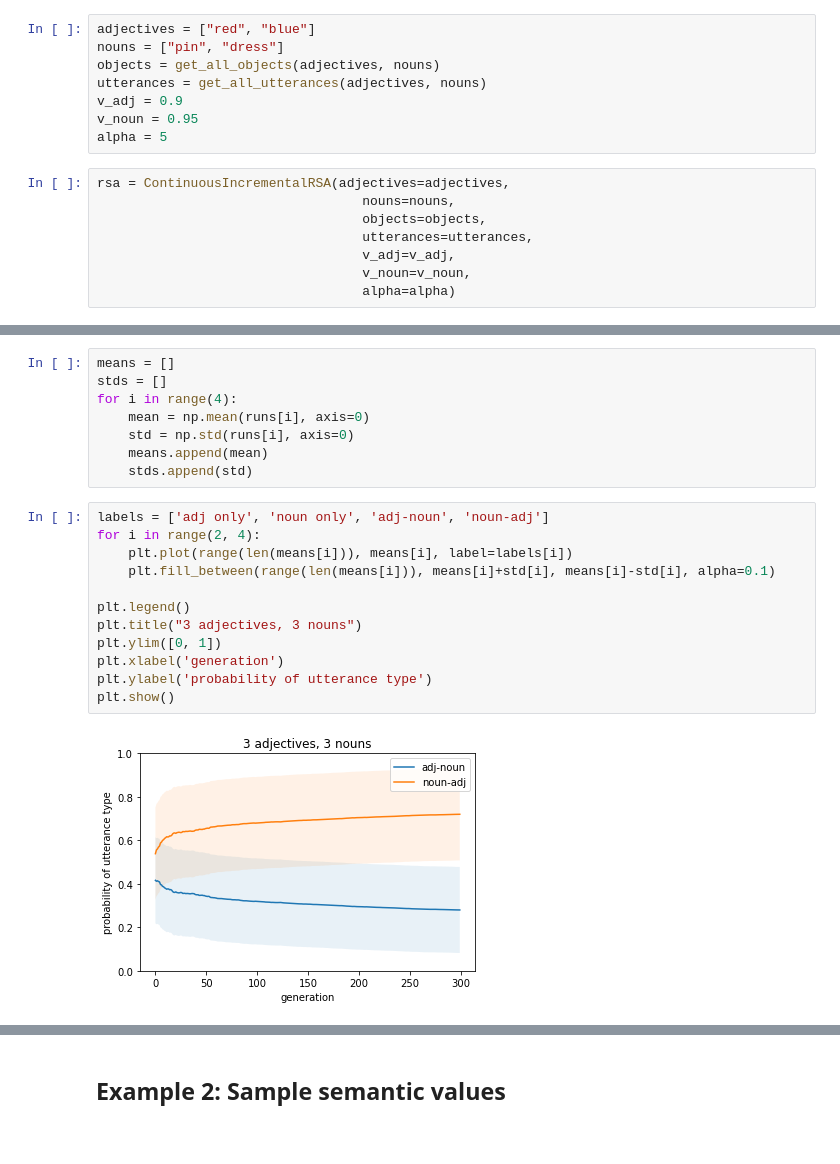
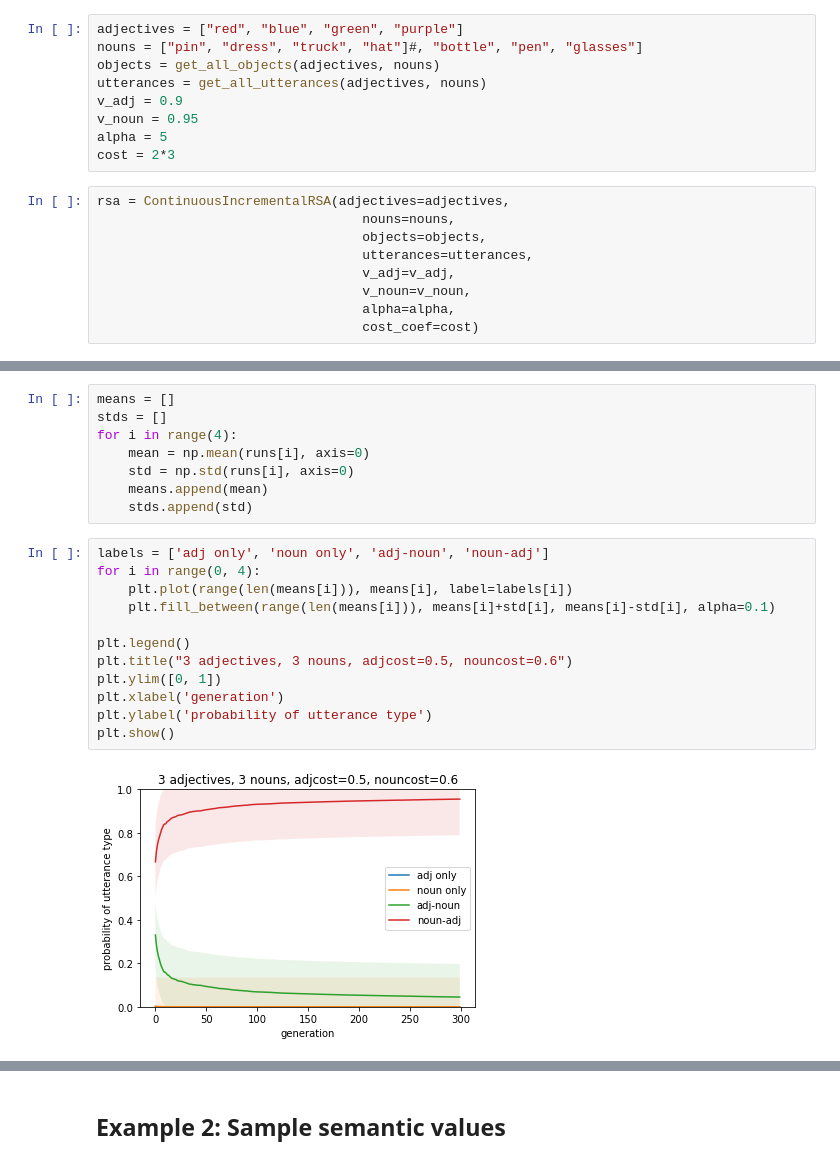
Before and after one commit to dharakyu/crosslinguistic-order, a Jupyter notebook: modeling/evolution.ipynb, the cells around one changed output, grey strips where cells are left out. Saved outputs shown, nothing was run; the diff lists cells and outputs as text.

```diff
--- a/modeling/evolution.ipynb
+++ b/modeling/evolution.ipynb
@@ -25,13 +25,14 @@ The approach to modeling convergence to a convention is as follows:
     - Sample from the reweighted distribution.
     - Increment the utterance type that is sampled in `counts`
 # %%
-adjectives = ["red", "blue"]
-nouns = ["pin", "dress"]
+adjectives = ["red", "blue", "green", "purple"]
+nouns = ["pin", "dress", "truck", "hat"]#, "bottle", "pen", "glasses"]
 objects = get_all_objects(adjectives, nouns)
 utterances = get_all_utterances(adjectives, nouns)
 v_adj = 0.9
 v_noun = 0.95
 alpha = 5
+cost = 2*3
 # %%
 rsa = ContinuousIncrementalRSA(adjectives=adjectives,
                                   nouns=nouns,
@@ -39,7 +40,8 @@ rsa = ContinuousIncrementalRSA(adjectives=adjectives,
                                   utterances=utterances,
                                   v_adj=v_adj,
                                   v_noun=v_noun,
-                                  alpha=alpha)
+                                  alpha=alpha,
+                                  cost_coef=cost)
 # %%
 p_red = rsa.incremental_pragmatic_speaker({'color':'red', 'shape':'dress', 'string':'red dress'}, 'red')
 p_dress = rsa.incremental_pragmatic_speaker({'color':'red', 'shape':'dress', 'string':'red dress'}, 'dress')
@@ -100,18 +102,18 @@ for i in range(4):
     stds.append(std)
 # %%
 labels = ['adj only', 'noun only', 'adj-noun', 'noun-adj']
-for i in range(2, 4):
+for i in range(0, 4):
     plt.plot(range(len(means[i])), means[i], label=labels[i])
     plt.fill_between(range(len(means[i])), means[i]+std[i], means[i]-std[i], alpha=0.1)
 
 plt.legend()
-plt.title("3 adjectives, 3 nouns")
+plt.title("3 adjectives, 3 nouns, adjcost=0.5, nouncost=0.6")
 plt.ylim([0, 1])
 plt.xlabel('generation')
 plt.ylabel('probability of utterance type')
 plt.show()
 # %% [output]
-[figure, old version]
+[figure, new version]
 # %%
 final_prob_of_noun_adj = runs[3, :, -1]
 plt.hist(final_prob_of_noun_adj, bins=20, color='orange')
```
Also changed, not shown: parts of 9 cells of this notebook, 11 other files.
